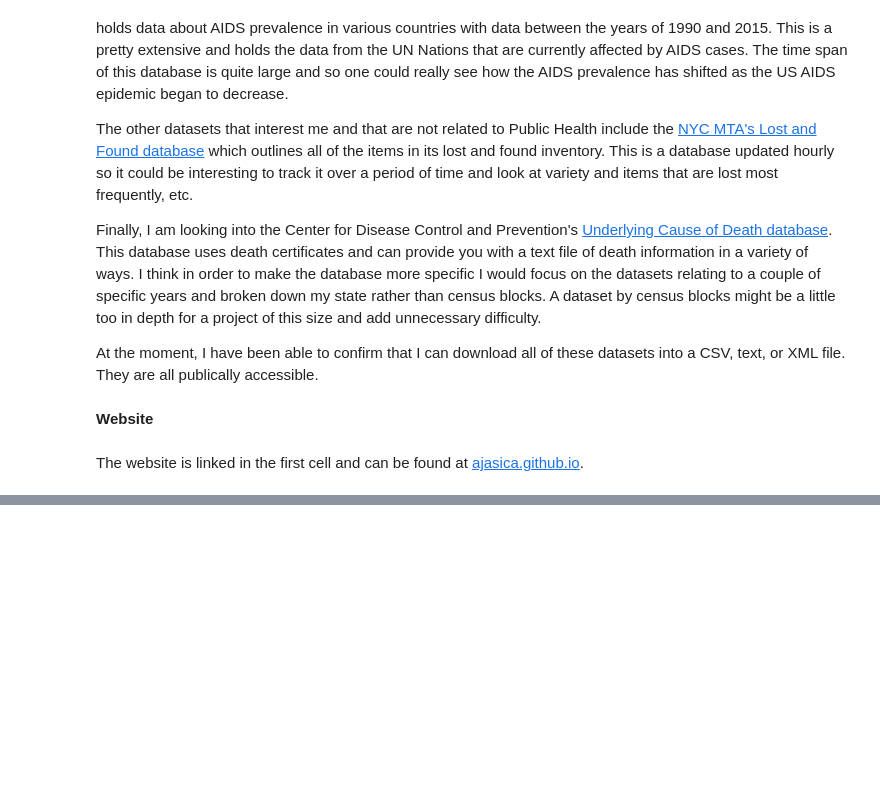
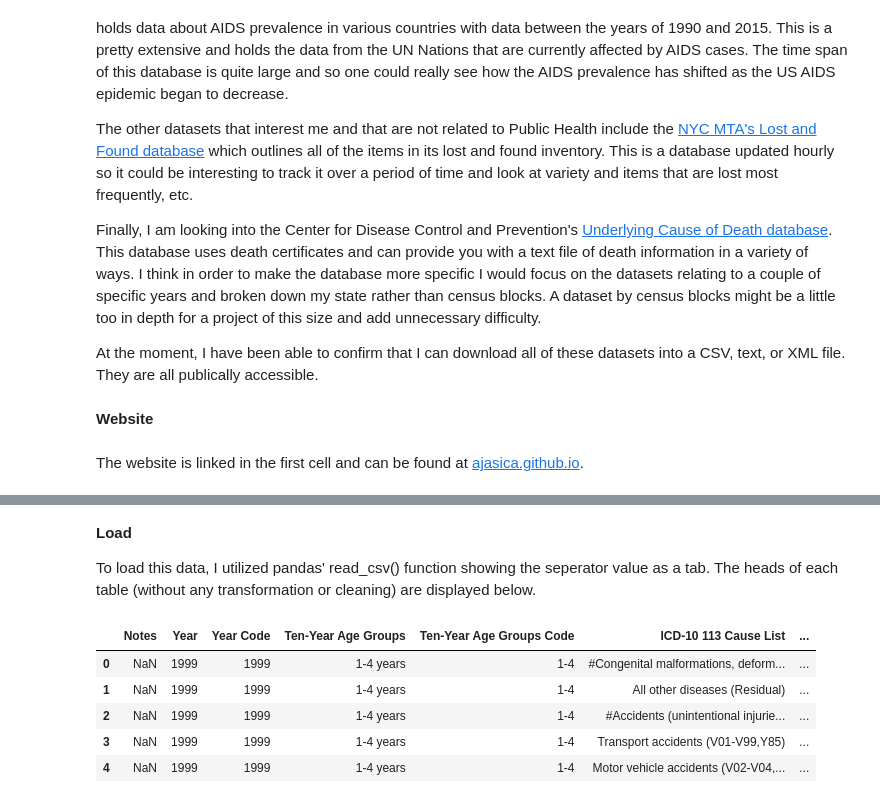
Before and after one commit to ajasica/ajasica.github.io, a Jupyter notebook: Final Tutorial.ipynb, the cells around one changed output, grey strips where cells are left out. Cells and saved outputs as stored; diff of their text form; code cells hidden in the pictures; blank space fills up the shorter version.

Commit message:
begin milestone2, load data

```diff
--- a/Final Tutorial.ipynb
+++ b/Final Tutorial.ipynb
@@ -30,0 +39,4 @@ The website is linked in the first cell and can be found at [ajasica.github.io](
+# %% [markdown]
+**Load**
+
+To load this data, I utilized pandas' read_csv() function showing the seperator value as a tab. The heads of each table (without any transformation or cleaning) are displayed below.
@@ -30,0 +48,9 @@ The website is linked in the first cell and can be found at [ajasica.github.io](
+# %%
+deaths99_09.head()
+# %% [output]
+|  | Notes | Year | Year Code | Ten-Year Age Groups | Ten-Year Age Groups Code | ICD-10 113 Cause List | ... |
+| 0 | NaN | 1999 | 1999 | 1-4 years | 1-4 | #Congenital malformations, deform... | ... |
+| 1 | NaN | 1999 | 1999 | 1-4 years | 1-4 | All other diseases (Residual) | ... |
+| 2 | NaN | 1999 | 1999 | 1-4 years | 1-4 | #Accidents (unintentional injurie... | ... |
+| 3 | NaN | 1999 | 1999 | 1-4 years | 1-4 | Transport accidents (V01-V99,Y85) | ... |
+| 4 | NaN | 1999 | 1999 | 1-4 years | 1-4 | Motor vehicle accidents (V02-V04,... | ... |
```
Also changed, not shown: parts of 16 cells of this notebook, 3 other files.
